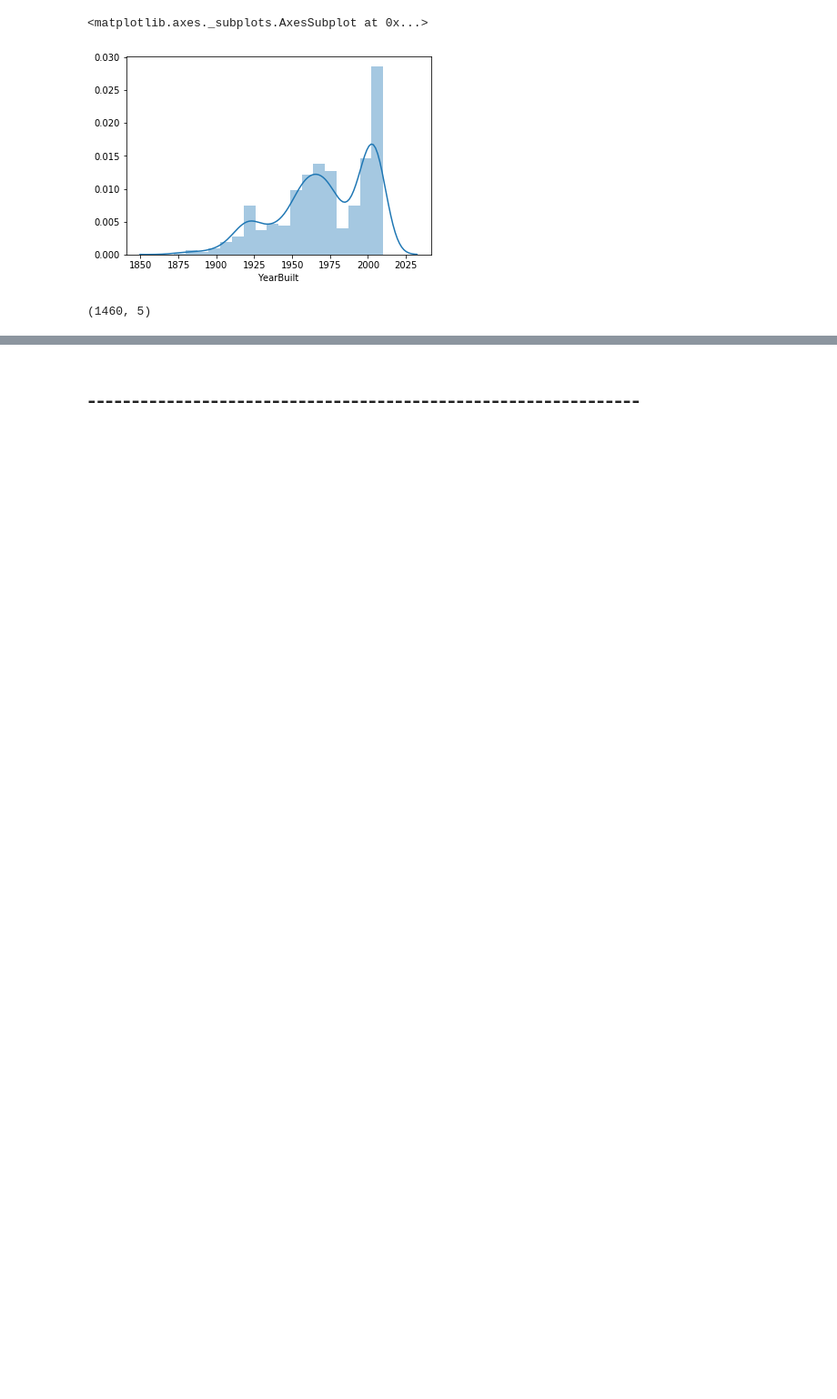
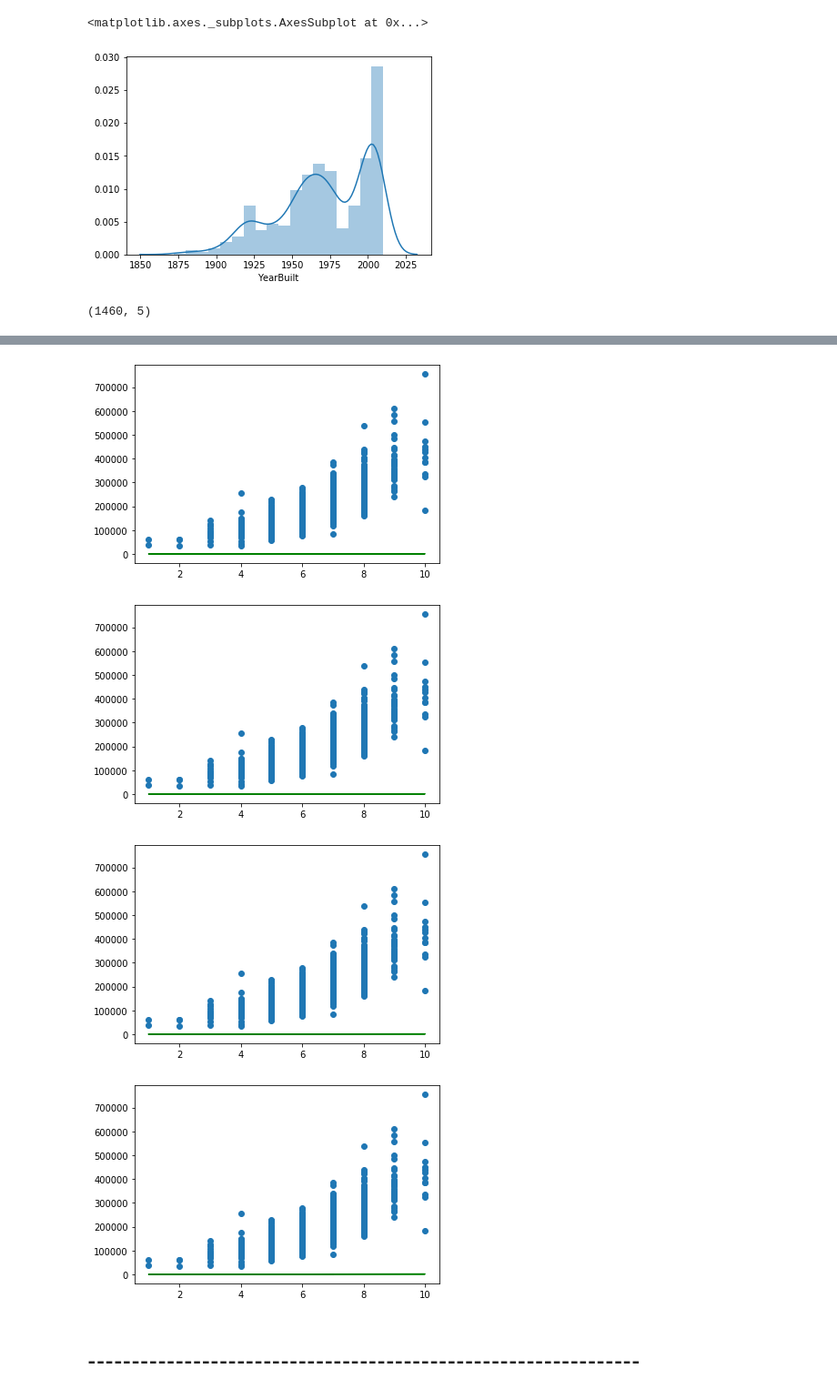
Before and after one commit to ErickSiguenza/Proyecto_Regresion, a Jupyter notebook: Proyecto_Código_v2.ipynb, the cells around one changed output, grey strips where cells are left out. Shown: that part at 91% size. Saved outputs shown, nothing was run; the diff lists cells and outputs as text; code cells hidden in the pictures; blank space fills up the shorter version.

```diff
--- a/Proyecto_Código_v2.ipynb
+++ b/Proyecto_Código_v2.ipynb
@@ -189,0 +217,8 @@ plt.show()
+# %%
+# Parte de las iteracciones
+graficar_ajuste(oqtrain, y_train, theta_arr, n_iteraciones = 250)
+# %% [output]
+[figure, added]
+[figure, added]
+[figure, added]
+[figure, added]
```
Also changed, not shown: parts of 19 cells of this notebook.
